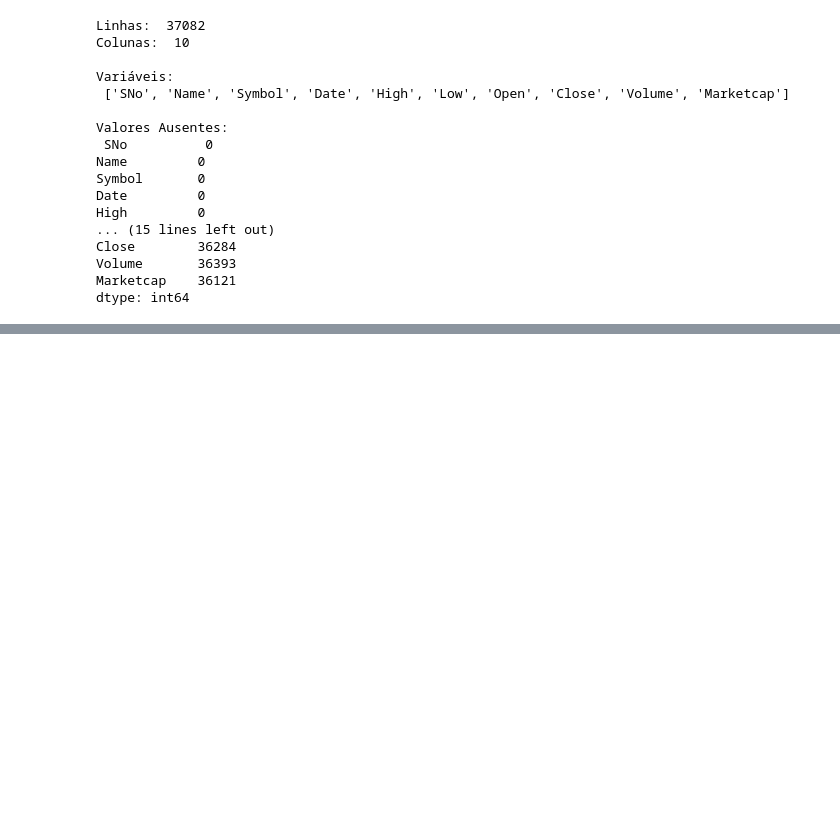
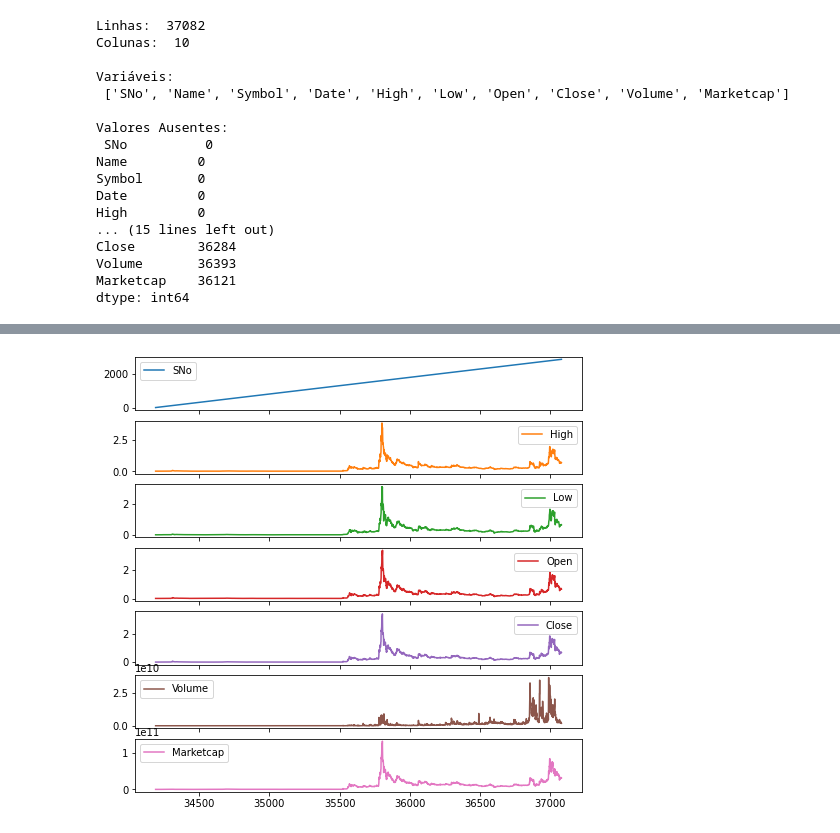
Before and after one commit to RobertoEderAguiar/equipe4, a Jupyter notebook: notebooks/Análise BTC.ipynb, the cells around one changed output, grey strips where cells are left out. Saved outputs shown, nothing was run; the diff lists cells and outputs as text; code cells hidden in the pictures; blank space fills up the shorter version.

```diff
--- a/notebooks/Análise BTC.ipynb
+++ b/notebooks/Análise BTC.ipynb
@@ -136,0 +256,7 @@ frame["Volume"].plot()
+# %%
+#XRP
+df_xrp.plot(subplots = True, figsize = (8, 8));
+plt.legend(loc = 'best')
+plt.show()
+# %% [output]
+[figure, added]
```
Also changed, not shown: parts of 16 cells of this notebook.
